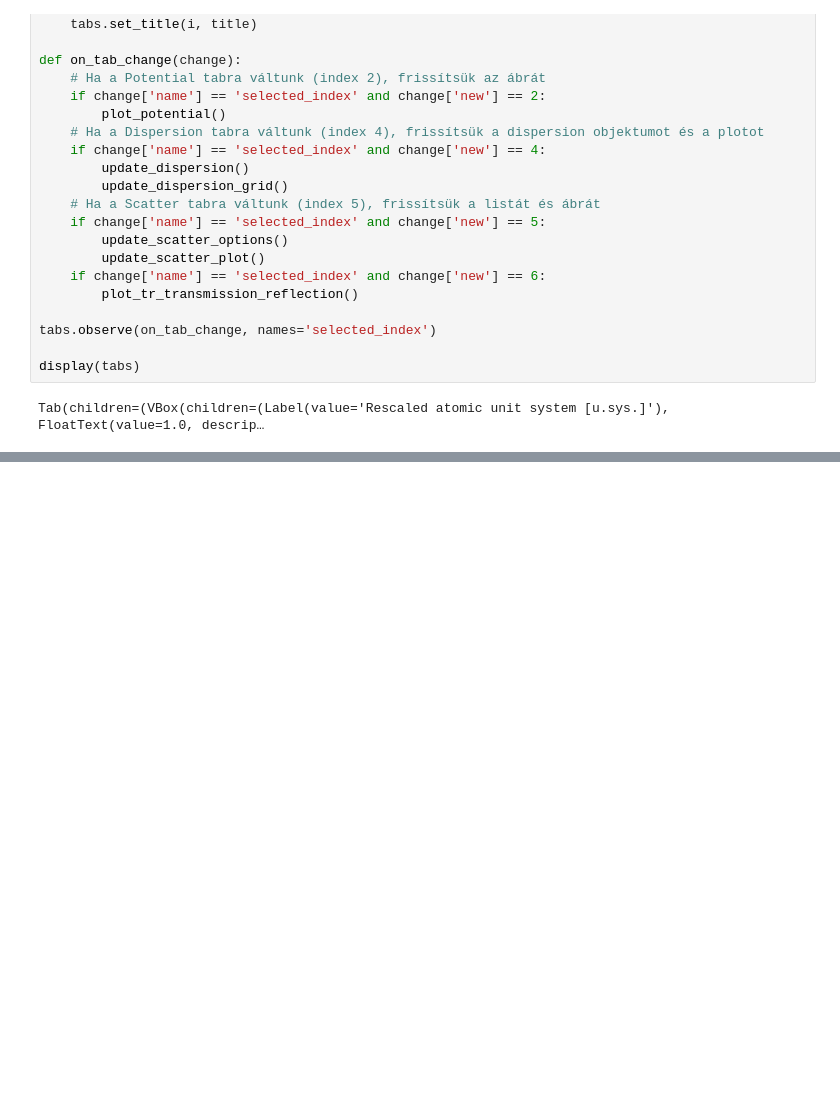
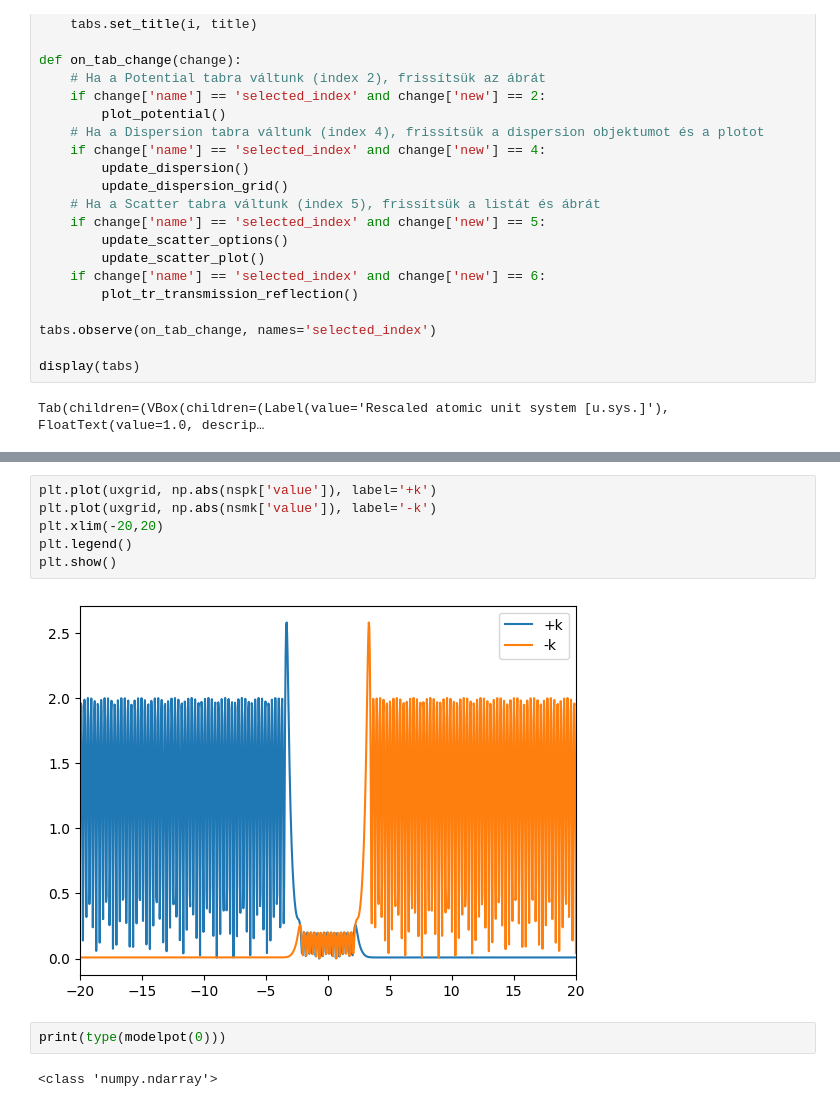
Before and after one commit to magashegyi/testrepo, a Jupyter notebook: scatter_gui.ipynb, the cells around one changed output, grey strips where cells are left out. Saved outputs shown, nothing was run; the diff lists cells and outputs as text; blank space fills up the shorter version.

```diff
--- a/scatter_gui.ipynb
+++ b/scatter_gui.ipynb
@@ -1269,0 +1410,12 @@ Derived units in this rescaled atomic unit system:
+# %%
+plt.plot(uxgrid, np.abs(nspk['value']), label='+k')
+plt.plot(uxgrid, np.abs(nsmk['value']), label='-k')
+plt.xlim(-20,20)
+plt.legend()
+plt.show()
+# %% [output]
+[figure, added]
+# %%
+print(type(modelpot(0)))
+# %% [output]
+<class 'numpy.ndarray'>
```
Also changed, not shown: parts of 14 cells of this notebook.
